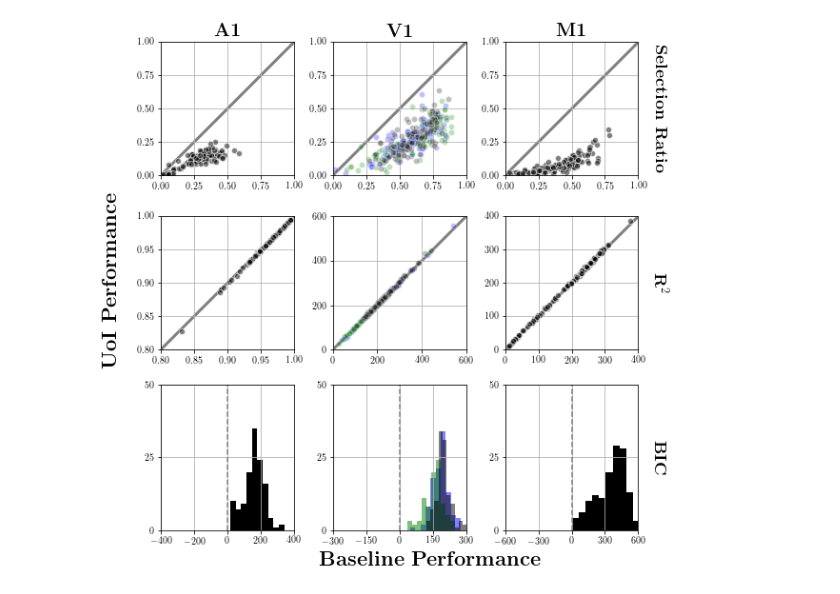
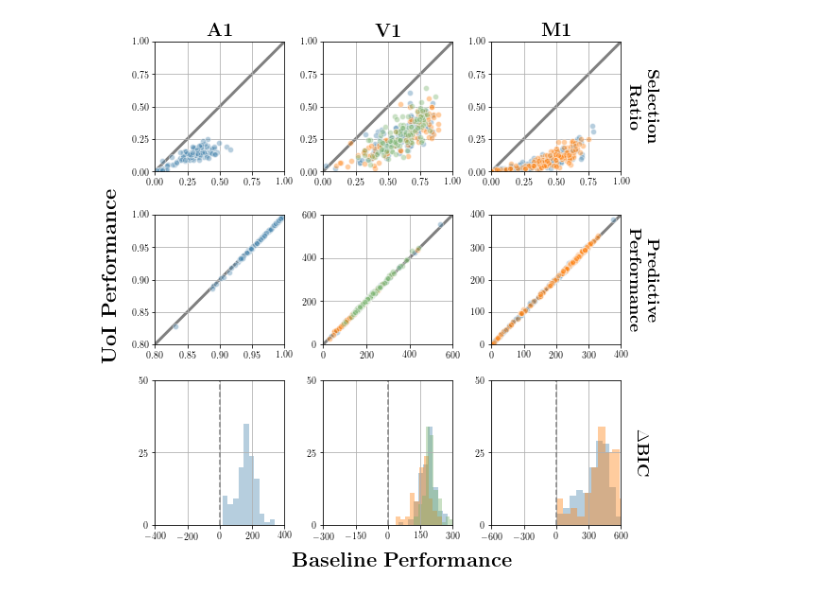
Before and after one commit to BouchardLab/neuroinference, a Jupyter notebook: notebooks/coupling/coupling_broad_analysis.ipynb, the cells around one changed output. Drawn from its saved outputs; the diff is of its cells as text; code cells hidden in the pictures.

Commit message:
coupling model updates - poisson/lasso comparison

```diff
--- a/notebooks/coupling/coupling_broad_analysis.ipynb
+++ b/notebooks/coupling/coupling_broad_analysis.ipynb
@@ -28,10 +29,18 @@ v1_lasso_ccs = [np.median(v1_result['glmnet_poisson/coupling_coefs'], axis=0)
 v1_uoi_ccs = [np.median(v1_result['uoi_poisson_bic/coupling_coefs'], axis=0)
               for v1_result in v1_results]
 # %%
-m1_results_path = os.path.join(base_path, 'nhp/nhp_indy_20160407_02_coupling.h5')
-m1_results = h5py.File(m1_results_path, 'r')
-m1_lasso_ccs = np.median(m1_results['glmnet_poisson/coupling_coefs'], axis=0)
-m1_uoi_ccs = np.median(m1_results['uoi_poisson_bic/coupling_coefs'], axis=0)
+# consolidate M1 results
+m1_results_paths = [os.path.join(base_path, 'nhp/nhp_indy_20160407_02_coupling.h5'),
+                    os.path.join(base_path, 'nhp/nhp_indy_20160411_02_coupling.h5')]
+m1_results = [h5py.File(m1_results_path, 'r')
+              for m1_results_path in m1_results_paths]
+# extract coupling coefficients
+m1_lasso_ccs = [np.median(m1_result['glmnet_poisson/coupling_coefs'], axis=0)
+                for m1_result in m1_results]
+m1_uoi_ccs = [np.median(m1_result['uoi_poisson_bic/coupling_coefs'], axis=0)
+              for m1_result in m1_results]
+# %%
+colors = ['#4986ae', '#ff800e', '#78b26d']
 # %%
 fig, axes = plt.subplots(3, 3, figsize=(8, 8))
 
@@ -39,24 +48,23 @@ fig, axes = plt.subplots(3, 3, figsize=(8, 8))
 axes[0, 0].scatter(
     calculate_selection_ratio(a1_lasso_ccs),
     calculate_selection_ratio(a1_uoi_ccs),
-    alpha=0.5,
-    color='k',
+    alpha=0.40,
+    color=colors[0],
     edgecolor='w')
 
-colors = ['b', 'g', 'k']
 [axes[0, 1].scatter(
     calculate_selection_ratio(v1_lasso_ccs[idx]),
     calculate_selection_ratio(v1_uoi_ccs[idx]),
-    alpha=0.25,
+    alpha=0.40,
     color=colors[idx],
     edgecolor='w') for idx in range(3)]
 
-axes[0, 2].scatter(
-    calculate_selection_ratio(m1_lasso_ccs),
-    calculate_selection_ratio(m1_uoi_ccs),
-    alpha=0.5,
-    color='k',
-    edgecolor='w')
+[axes[0, 2].scatter(
+    calculate_selection_ratio(m1_lasso_ccs[idx]),
+    calculate_selection_ratio(m1_uoi_ccs[idx]),
+    alpha=0.40,
+    color=colors[idx],
+    edgecolor='w') for idx in range(2)]
 
 for ax in axes[0]:
     ax.set_xlim([0, 1])
@@ -67,8 +75,8 @@ for ax in axes[0]:
 axes[1, 0].scatter(
     np.median(a1_results['lasso/r2s_test'], axis=0),
     np.median(a1_results['uoi_lasso_bic/r2s_test'], axis=0),
-    alpha=0.5,
-    color='k',
+    alpha=0.40,
+    color=colors[0],
     edgecolor='w')
 axes[1, 0].set_xlim([0.80, 1.])
 axes[1, 0].set_xticks([0.8, 0.85, 0.9, 0.95, 1])
@@ -77,19 +85,19 @@ axes[1, 0].set_yticks([0.8, 0.85, 0.9, 0.95, 1])
 [axes[1, 1].scatter(
     np.median(v1_results[idx]['glmnet_poisson/deviances_test'], axis=0),
     np.median(v1_results[idx]['uoi_poisson_bic/deviances_test'], axis=0),
-    alpha=0.25,
+    alpha=0.40,
     color=colors[idx],
     edgecolor='w') for idx in range(3)]
 axes[1, 1].set_xlim([0, 600.])
 axes[1, 1].set_xticks([0, 200, 400, 600])
 axes[1, 1].set_yticks([0, 200, 400, 600])
 
-axes[1, 2].scatter(
-    np.median(m1_results['glmnet_poisson/deviances_test'], axis=0),
-    np.median(m1_results['uoi_poisson_bic/deviances_test'], axis=0),
-    alpha=0.5,
-    color='k',
-    edgecolor='w')
+[axes[1, 2].scatter(
+    np.median(m1_results[idx]['glmnet_poisson/deviances_test'], axis=0),
+    np.median(m1_results[idx]['uoi_poisson_bic/deviances_test'], axis=0),
+    alpha=0.40,
+    color=colors[idx],
+    edgecolor='w') for idx in range(2)]
 axes[1, 2].set_xlim([0, 400.])
 axes[1, 2].set_xticks([0, 100, 200, 300, 400])
 axes[1, 2].set_yticks([0, 100, 200, 300, 400])
@@ -110,21 +118,22 @@ plot_difference_distribution(a1_results['lasso'],
                              [a1_results['uoi_lasso_bic']],
                              metrics=['bics'],
                              fax=(fig, np.array([[axes[2, 0]]])),
-                             color='black',
-                             alpha=1.)
+                             color=colors[0],
+                             alpha=0.4)
 
 [plot_difference_distribution(v1_results[idx]['glmnet_poisson'],
                              [v1_results[idx]['uoi_poisson_bic']],
                              metrics=['bics'],
                              fax=(fig, np.array([[axes[2, 1]]])),
-                             color=colors[idx]) for idx in range(3)]
+                             color=colors[idx],
+                             alpha=0.4) for idx in range(3)]
 
-plot_difference_distribution(m1_results['glmnet_poisson'],
-                             [m1_results['uoi_poisson_bic']],
+[plot_difference_distribution(m1_results[idx]['glmnet_poisson'],
+                             [m1_results[idx]['uoi_poisson_bic']],
                              metrics=['bics'],
                              fax=(fig, np.array([[axes[2, 2]]])),
-                             color='black',
-                             alpha=1.)
+                             color=colors[idx],
+                             alpha=0.4) for idx in range(2)]
 
 axes[2, 0].set_xlim([-400, 400])
 axes[2, 0].set_xticks([-400, -200, 0, 200, 400])
@@ -147,39 +156,43 @@ axes[0, 2].set_title(r'\textbf{M1}', fontsize=20)
 
 # metric labels
 axes[0, -1].set_ylabel(
-    r'\textbf{Selection Ratio}',
+    r'\textbf{Selection}' '\n' r'\textbf{Ratio}',
     fontsize=18,
-    labelpad=30,
+    labelpad=40,
     rotation=270)
 axes[1, -1].set_ylabel(
-    r'$\mathbf{R}^2$',
+    r'\textbf{Predictive}' '\n' r'\textbf{Performance}',
     fontsize=18,
-    labelpad=30,
+    labelpad=40,
     rotation=270)
 axes[2, -1].set_ylabel(
-    r'\textbf{BIC}',
+    r'$\Delta$\textbf{BIC}',
     fontsize=18,
     labelpad=30,
     rotation=270)
 axes[0, -1].yaxis.set_label_position('right')
 axes[1, -1].yaxis.set_label_position('right')
 axes[2, -1].yaxis.set_label_position('right')
 
+fig_invert = fig.transFigure.inverted()
+middle_x, _ = fig_invert.transform(axes[-1, 1].transAxes.transform([0.5, 0.]))
+_, middle_y = fig_invert.transform(axes[1, 1].transAxes.transform([0., 0.5]))
 fig.text(
-    x=0.55, y=-0.01,
+    x=middle_x, y=-0.02,
     s=r'\textbf{Baseline Performance}',
     fontsize=22,
     horizontalalignment='center',
     verticalalignment='center')
 
 fig.text(
-    x=-0.03, y=0.5,
+    x=-0.02, y=middle_y,
     s=r'\textbf{UoI Performance}',
     fontsize=22,
     rotation=90,
     horizontalalignment='center',
     verticalalignment='center')
 
 plt.tight_layout()
+plt.savefig('coupling_metric_summary.pdf', bbox_inches='tight')
 # %% [output]
-[figure, old version]
+[figure, new version]
```
Also changed, not shown: parts of 2 cells of this notebook, 2 other files.
